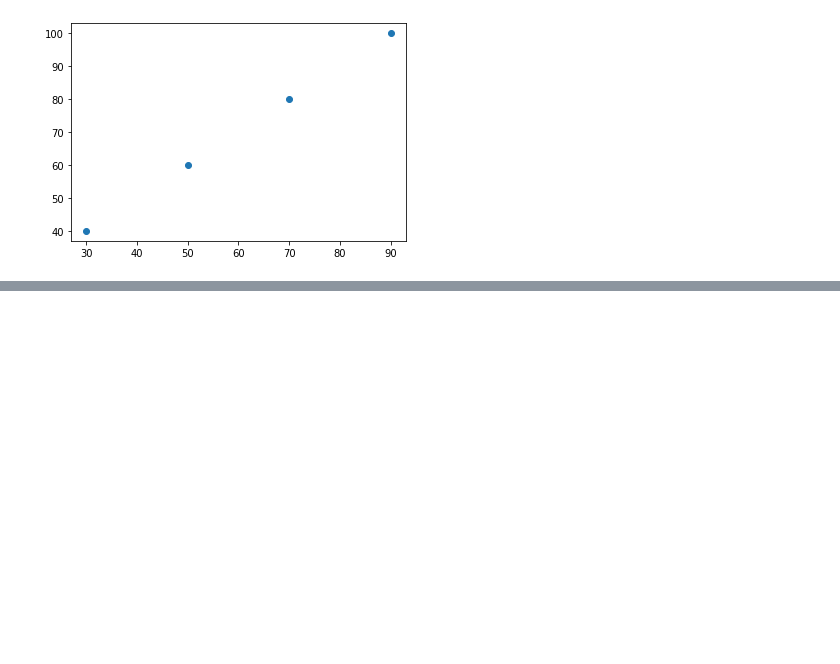
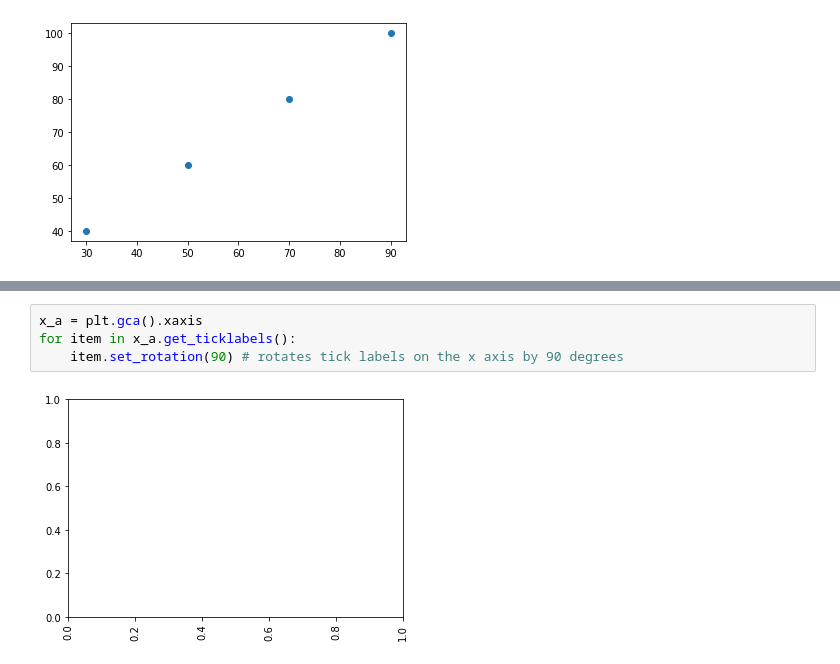
Before and after one commit to adithyanarayanan/Py-Plotting, a Jupyter notebook: Python_Plots_.ipynb, the cells around one changed output, grey strips where cells are left out. Drawn from its saved outputs; the diff is of its cells as text; blank space fills up the shorter version.

```diff
--- a/Python_Plots_.ipynb
+++ b/Python_Plots_.ipynb
@@ -52,0 +69,6 @@ plt.scatter(x,y, s=100, c=colors)
+# %%
+x_a = plt.gca().xaxis
+for item in x_a.get_ticklabels():
+    item.set_rotation(90) # rotates tick labels on the x axis by 90 degrees
+# %% [output]
+[figure, added]
```
Also changed, not shown: parts of 5 cells of this notebook.
